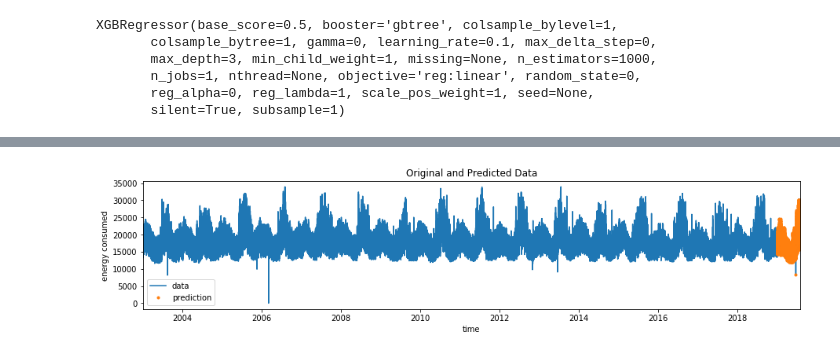
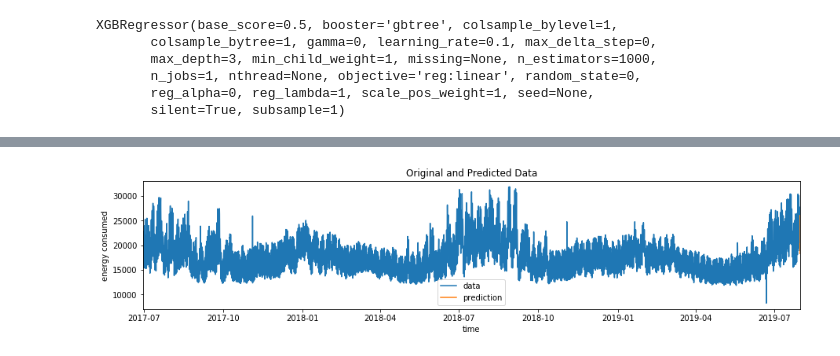
Before and after one commit to dmart49/nyiso_project, a Jupyter notebook: xgboost.ipynb, the cells around one changed output, grey strips where cells are left out. Saved outputs shown, nothing was run; the diff lists cells and outputs as text; code cells hidden in the pictures.

```diff
--- a/xgboost.ipynb
+++ b/xgboost.ipynb
@@ -170,4 +319,4 @@ test = create_features(test)
 # %%
 _id = 'date'
 train, keep_cols, used_cols = data_prep(train)
-test, keep_cols, used_cols = data_prep(test)
+test, keep_cols, used_cols = data_prep(test, isTest=1)
@@ -174,5 +343,5 @@ test, keep_cols, used_cols = data_prep(test)
 # %%
-X_train = train[used_cols].copy().fillna(0)
+X_train = train[keep_cols].copy()
 y_train = train[target].copy()
-X_test = test[used_cols].copy().fillna(0)
-y_test = test[target].copy()
+X_test = df_['07-31-2019'][used_cols].copy()
+y_test = df['07-31-2019'][target].copy()
@@ -206,7 +430,7 @@ reg = xgb.XGBRegressor(n_estimators=1000)
 # %%
 reg.fit(X_train, y_train,
         eval_set=[(X_train, y_train), (X_test, y_test)],
-        early_stopping_rounds=50,
+        early_stopping_rounds=24,
         verbose=False)
 # %% [output]
 XGBRegressor(base_score=0.5, booster='gbtree', colsample_bylevel=1,
@@ -248,13 +476,13 @@ def plot_(data, target, begin, end, title=None):
     plt.xlabel('time')
     plt.ylabel('energy consumed')
     plt.plot(data.index, target, '-', label='data')
-    plt.plot(X_test.index, y_pred, '.', label='prediction')
+    plt.plot(X_test.index, y_pred, '-', label='prediction')
     plt.legend()
     plt.xlim(left=begin, right=end)
 # %%
-plot_(df, df['Load'], df.index[0].date(), df.index[-1].date(), 'Original and Predicted Data')
+plot_(df_, df_[target], df_.index[0].date(), df_.index[-1].date(), 'Original and Predicted Data')
 # %% [output]
-[figure, old version]
+[figure, new version]
 # %%
 plot_(X_test, y_test, y_test.index[0].date(), y_test.index[-1].date(), 'Test and Predicted Data')
 # %% [output]
```
Also changed, not shown: parts of 53 cells of this notebook.
